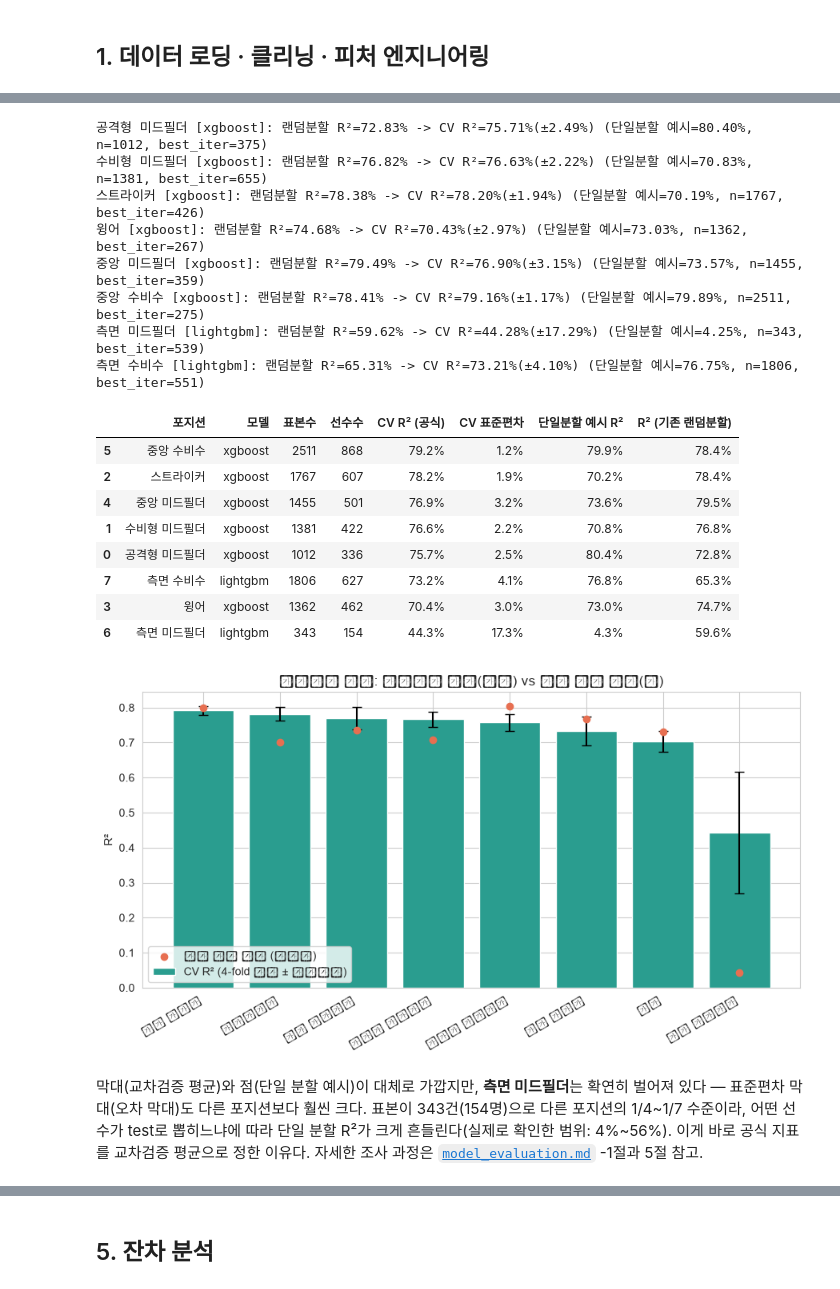
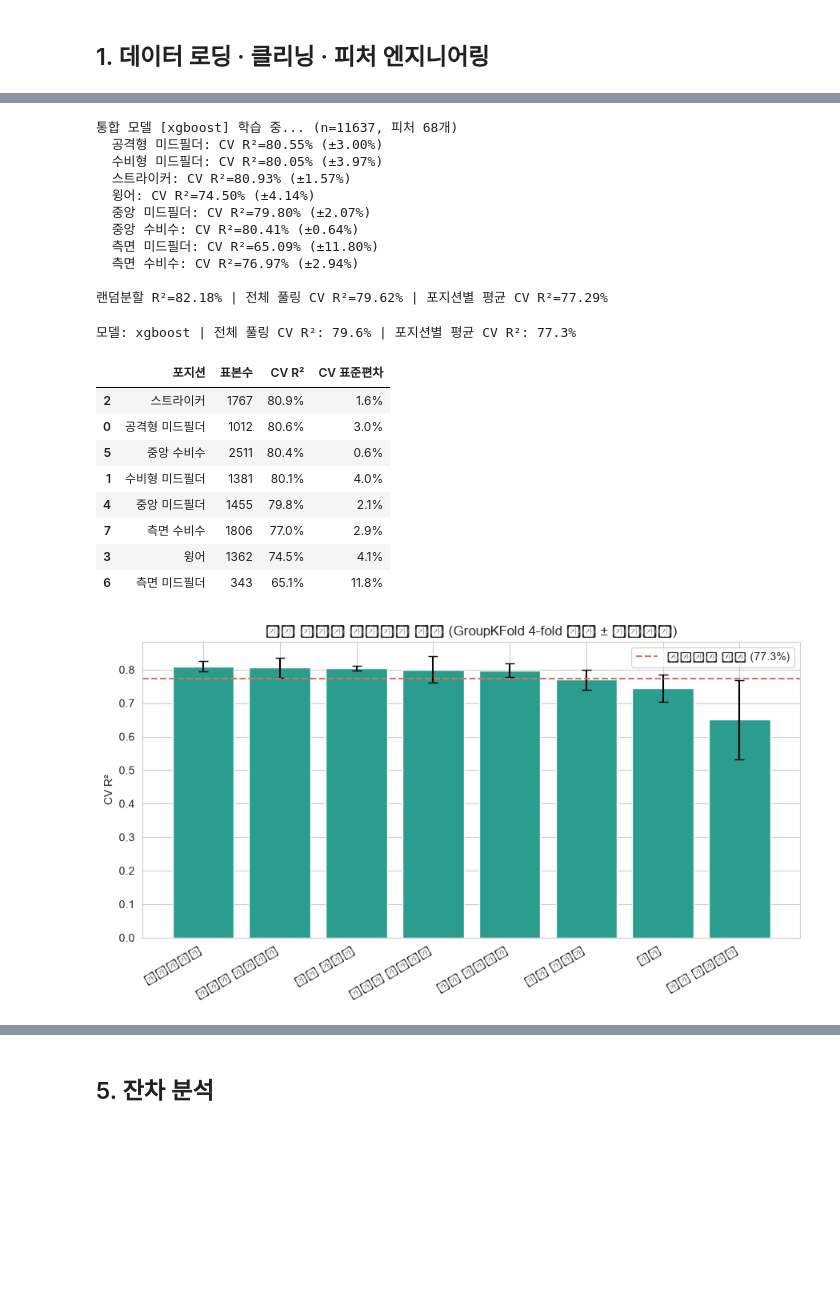
Before and after one commit to songsh16/OptiScore, a Jupyter notebook: ml/notebooks/model_training.ipynb, the cells around one changed output, grey strips where cells are left out. Cells and saved outputs as stored; diff of their text form; code cells hidden in the pictures; blank space fills up the shorter version.

```diff
--- a/ml/notebooks/model_training.ipynb
+++ b/ml/notebooks/model_training.ipynb
@@ -73,61 +72,52 @@ df[["name_key", "시즌", "포지션_그룹", "TM_시장가치_EUR", "log_현재
 # %%
-bundle, results = train_module.train_all(df)
+bundle, results = train_module.train_pooled(df)
 # %% [output]
-공격형 미드필더 [xgboost]: 랜덤분할 R²=72.83% -> CV R²=75.71%(±2.49%) (단일분할 예시=80.40%, n=1012, best_iter=375)
-수비형 미드필더 [xgboost]: 랜덤분할 R²=76.82% -> CV R²=76.63%(±2.22%) (단일분할 예시=70.83%, n=1381, best_iter=655)
-스트라이커 [xgboost]: 랜덤분할 R²=78.38% -> CV R²=78.20%(±1.94%) (단일분할 예시=70.19%, n=1767, best_iter=426)
-윙어 [xgboost]: 랜덤분할 R²=74.68% -> CV R²=70.43%(±2.97%) (단일분할 예시=73.03%, n=1362, best_iter=267)
-중앙 미드필더 [xgboost]: 랜덤분할 R²=79.49% -> CV R²=76.90%(±3.15%) (단일분할 예시=73.57%, n=1455, best_iter=359)
-중앙 수비수 [xgboost]: 랜덤분할 R²=78.41% -> CV R²=79.16%(±1.17%) (단일분할 예시=79.89%, n=2511, best_iter=275)
-측면 미드필더 [lightgbm]: 랜덤분할 R²=59.62% -> CV R²=44.28%(±17.29%) (단일분할 예시=4.25%, n=343, best_iter=539)
-측면 수비수 [lightgbm]: 랜덤분할 R²=65.31% -> CV R²=73.21%(±4.10%) (단일분할 예시=76.75%, n=1806, best_iter=551)
+통합 모델 [xgboost] 학습 중... (n=11637, 피처 68개)
+  공격형 미드필더: CV R²=80.55% (±3.00%)
+  수비형 미드필더: CV R²=80.05% (±3.97%)
+  스트라이커: CV R²=80.93% (±1.57%)
+  윙어: CV R²=74.50% (±4.14%)
+  중앙 미드필더: CV R²=79.80% (±2.07%)
+  중앙 수비수: CV R²=80.41% (±0.64%)
+  측면 미드필더: CV R²=65.09% (±11.80%)
+  측면 수비수: CV R²=76.97% (±2.94%)
+
+랜덤분할 R²=82.18% | 전체 풀링 CV R²=79.62% | 포지션별 평균 CV R²=77.29%
 # %%
 summary = pd.DataFrame([
     {
         "포지션": pos,
-        "모델": d["model_type"],
-        "표본수": d["n_rows"],
-        "선수수": d["n_players"],
-        "CV R² (공식)": d["cv_split"]["r2_mean"],
-        "CV 표준편차": d["cv_split"]["r2_std"],
-        "단일분할 예시 R²": d["grouped_split"]["r2"],
-        "R² (기존 랜덤분할)": d["naive_split"]["r2"],
+        "표본수": info["n_rows"],
+        "CV R²": info["cv_split"]["r2_mean"],
+        "CV 표준편차": info["cv_split"]["r2_std"],
     }
-    for pos, d in results.items()
-]).sort_values("CV R² (공식)", ascending=False)
-summary.style.format({
-    "CV R² (공식)": "{:.1%}", "CV 표준편차": "{:.1%}",
-    "단일분할 예시 R²": "{:.1%}", "R² (기존 랜덤분할)": "{:.1%}",
-})
+    for pos, info in results["by_position"].items()
+]).sort_values("CV R²", ascending=False)
+
+print(f"모델: {results['model_type']} | 전체 풀링 CV R²: {results['overall_cv_r2']:.1%} | 포지션별 평균 CV R²: {results['macro_cv_r2']:.1%}")
+summary.style.format({"CV R²": "{:.1%}", "CV 표준편차": "{:.1%}"})
 # %% [output]
+모델: xgboost | 전체 풀링 CV R²: 79.6% | 포지션별 평균 CV R²: 77.3%
-|  | 포지션 | 모델 | 표본수 | 선수수 | CV R² (공식) | CV 표준편차 | 단일분할 예시 R² | R² (기존 랜덤분할) |
-| 5 | 중앙 수비수 | xgboost | 2511 | 868 | 79.2% | 1.2% | 79.9% | 78.4% |
-| 2 | 스트라이커 | xgboost | 1767 | 607 | 78.2% | 1.9% | 70.2% | 78.4% |
-| 4 | 중앙 미드필더 | xgboost | 1455 | 501 | 76.9% | 3.2% | 73.6% | 79.5% |
-| 1 | 수비형 미드필더 | xgboost | 1381 | 422 | 76.6% | 2.2% | 70.8% | 76.8% |
-| 0 | 공격형 미드필더 | xgboost | 1012 | 336 | 75.7% | 2.5% | 80.4% | 72.8% |
-| 7 | 측면 수비수 | lightgbm | 1806 | 627 | 73.2% | 4.1% | 76.8% | 65.3% |
-| 3 | 윙어 | xgboost | 1362 | 462 | 70.4% | 3.0% | 73.0% | 74.7% |
-| 6 | 측면 미드필더 | lightgbm | 343 | 154 | 44.3% | 17.3% | 4.3% | 59.6% |
+|  | 포지션 | 표본수 | CV R² | CV 표준편차 |
+| 2 | 스트라이커 | 1767 | 80.9% | 1.6% |
+| 0 | 공격형 미드필더 | 1012 | 80.6% | 3.0% |
+| 5 | 중앙 수비수 | 2511 | 80.4% | 0.6% |
+| 1 | 수비형 미드필더 | 1381 | 80.1% | 4.0% |
+| 4 | 중앙 미드필더 | 1455 | 79.8% | 2.1% |
+| 7 | 측면 수비수 | 1806 | 77.0% | 2.9% |
+| 3 | 윙어 | 1362 | 74.5% | 4.1% |
+| 6 | 측면 미드필더 | 343 | 65.1% | 11.8% |
 # %%
 fig, ax = plt.subplots(figsize=(9, 5))
 x = range(len(summary))
-ax.bar(x, summary["CV R² (공식)"], yerr=summary["CV 표준편차"], capsize=4,
-       color="#2a9d8f", label="CV R² (4-fold 평균 ± 표준편차)")
-ax.scatter(x, summary["단일분할 예시 R²"], color="#e76f51", zorder=5, label="단일 분할 예시 (참고용)")
+ax.bar(x, summary["CV R²"], yerr=summary["CV 표준편차"], capsize=4, color="#2a9d8f")
+ax.axhline(results["macro_cv_r2"], color="#e76f51", linestyle="--", label=f"포지션별 평균 ({results['macro_cv_r2']:.1%})")
 ax.set_xticks(list(x))
 ax.set_xticklabels(summary["포지션"], rotation=30, ha="right")
-ax.set_ylabel("R²")
-ax.set_title("포지션별 성능: 교차검증 평균(막대) vs 단일 분할 예시(점)")
+ax.set_ylabel("CV R²")
+ax.set_title("통합 모델의 포지션별 성능 (GroupKFold 4-fold 평균 ± 표준편차)")
 ax.legend()
 fig.tight_layout()
 plt.show()
 # %% [output]
-[figure, old version]
+[figure, new version]
-# %% [markdown]
-막대(교차검증 평균)와 점(단일 분할 예시)이 대체로 가깝지만, **측면 미드필더**는
-확연히 벌어져 있다 — 표준편차 막대(오차 막대)도 다른 포지션보다 훨씬 크다. 표본이
-343건(154명)으로 다른 포지션의 1/4~1/7 수준이라, 어떤 선수가 test로 뽑히느냐에
-따라 단일 분할 R²가 크게 흔들린다(실제로 확인한 범위: 4%~56%). 이게 바로 공식
-지표를 교차검증 평균으로 정한 이유다. 자세한 조사 과정은
-[`model_evaluation.md`](../reports/model_evaluation.md) -1절과 5절 참고.
```
Also changed, not shown: parts of 17 cells of this notebook, 16 other files.
